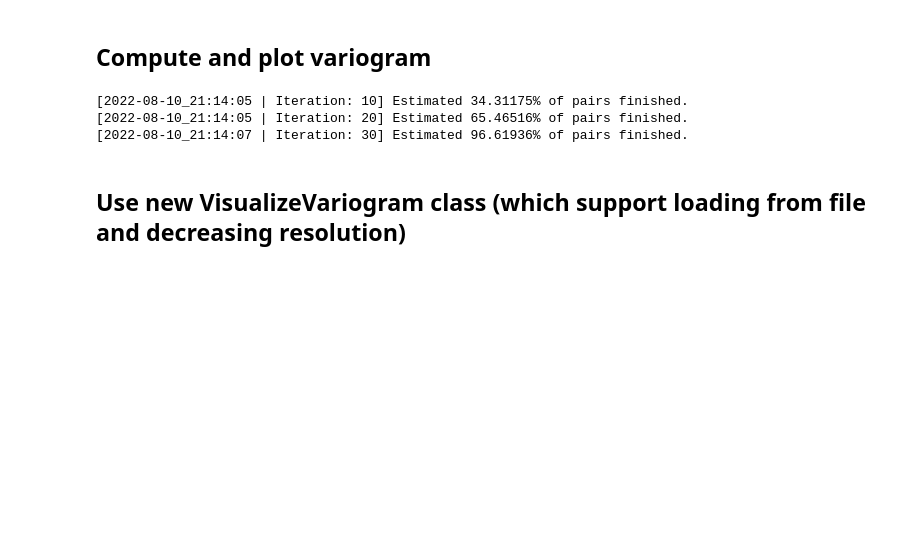
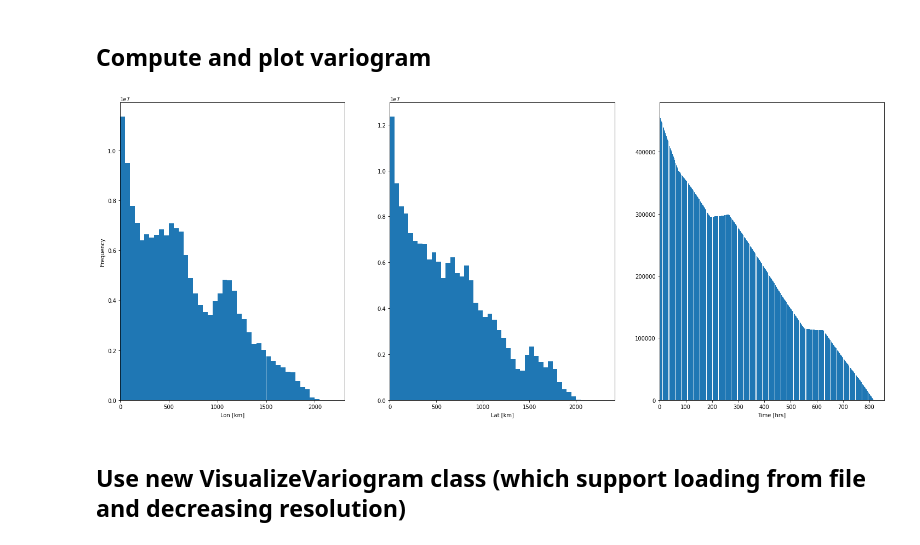
Before and after one commit to MariusWiggert/OceanPlatformControl, a Jupyter notebook: ocean_navigation_simulator/generative_error_model/test_variogram.ipynb, the cells around one changed output. Cells and saved outputs as stored; diff of their text form; code cells hidden in the pictures; blank space fills up the shorter version.

```diff
--- a/ocean_navigation_simulator/generative_error_model/test_variogram.ipynb
+++ b/ocean_navigation_simulator/generative_error_model/test_variogram.ipynb
@@ -78,13 +75,13 @@ display(time)
 # %%
 # Variogram calculation -> for cmd line runnable script see compute_variogram.py
 V = Variogram(data)
 V.detrend(detrend_var="lat", num_bins=1)
 bins, bins_count = V.build_variogram_gen((50,50,1), num_workers=4, chunk_size=int(1e6),\
     detrended=True, cross_buoy_pairs_only=False, units="km")
+Vvis = VisualizeVariogram(V)
+Vvis.plot_histograms()
 # %% [output]
-[2022-08-10_21:14:05 | Iteration: 10] Estimated 34.31175% of pairs finished.
-[2022-08-10_21:14:05 | Iteration: 20] Estimated 65.46516% of pairs finished.
-[2022-08-10_21:14:07 | Iteration: 30] Estimated 96.61936% of pairs finished.
+[figure, added]
 # %% [markdown]
 ## Use new VisualizeVariogram class (which support loading from file and decreasing resolution)
 # %%
```
Also changed, not shown: parts of 4 cells of this notebook, 5 other files.
